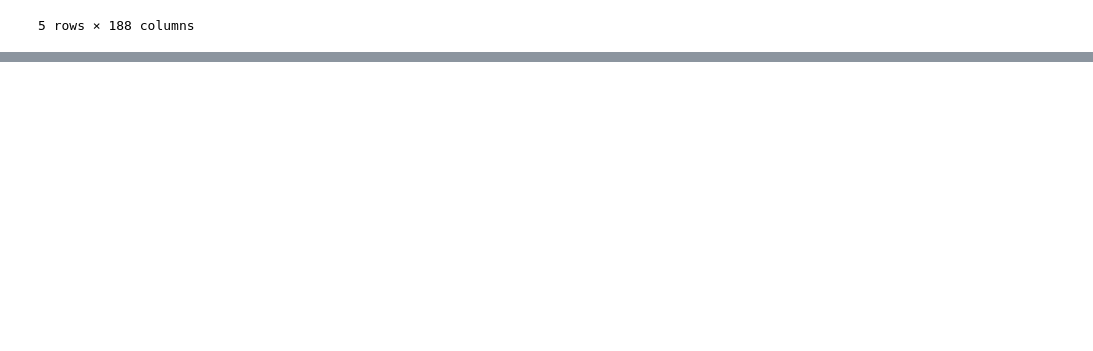
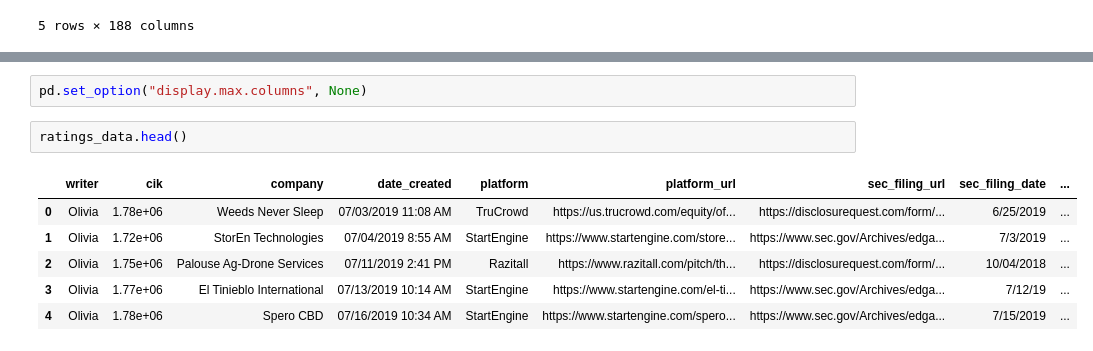
Before and after one commit to fvu958/kingscrowd, a Jupyter notebook: ratings_data_exploration.ipynb, the cells around one changed output, grey strips where cells are left out. Cells and saved outputs as stored; diff of their text form; blank space fills up the shorter version.

Commit message:
pre-correlation, added variable names for columns

```diff
--- a/ratings_data_exploration.ipynb
+++ b/ratings_data_exploration.ipynb
@@ -71,2 +71,13 @@ ratings_data.describe(include=np.object)
 | freq | 151 | 1 | 1 | 76 | 1 | 1 | 8 | 1 | ... |
 4 rows × 95 columns
+# %%
+pd.set_option("display.max.columns", None)
+# %%
+ratings_data.head()
+# %% [output]
+|  | writer | cik | company | date_created | platform | platform_url | sec_filing_url | sec_filing_date | ... |
+| 0 | Olivia | 1.78e+06 | Weeds Never Sleep | 07/03/2019 11:08 AM | TruCrowd | https://us.trucrowd.com/equity/of... | https://disclosurequest.com/form/... | 6/25/2019 | ... |
+| 1 | Olivia | 1.72e+06 | StorEn Technologies | 07/04/2019 8:55 AM | StartEngine | https://www.startengine.com/store... | https://www.sec.gov/Archives/edga... | 7/3/2019 | ... |
+| 2 | Olivia | 1.75e+06 | Palouse Ag-Drone Services | 07/11/2019 2:41 PM | Razitall | https://www.razitall.com/pitch/th... | https://disclosurequest.com/form/... | 10/04/2018 | ... |
+| 3 | Olivia | 1.77e+06 | El Tinieblo International | 07/13/2019 10:14 AM | StartEngine | https://www.startengine.com/el-ti... | https://www.sec.gov/Archives/edga... | 7/12/19 | ... |
+| 4 | Olivia | 1.78e+06 | Spero CBD | 07/16/2019 10:34 AM | StartEngine | https://www.startengine.com/spero... | https://www.sec.gov/Archives/edga... | 7/15/2019 | ... |
```
Also changed, not shown: parts of 2 cells of this notebook.
